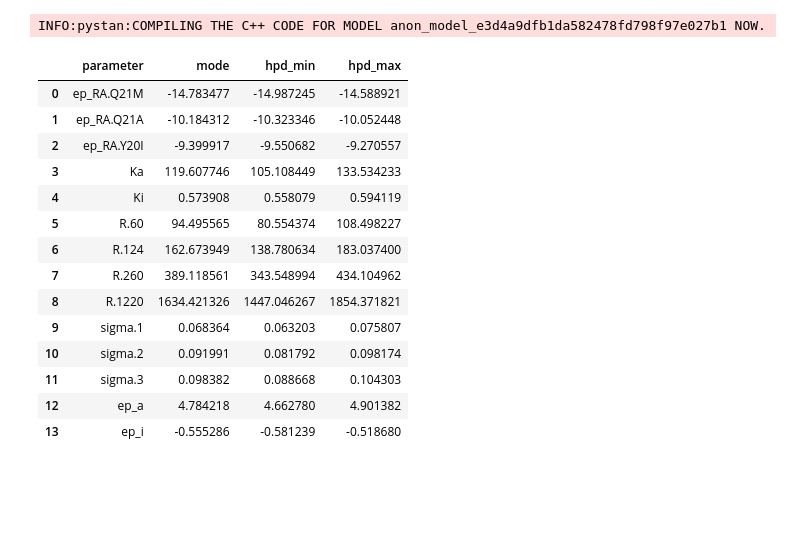
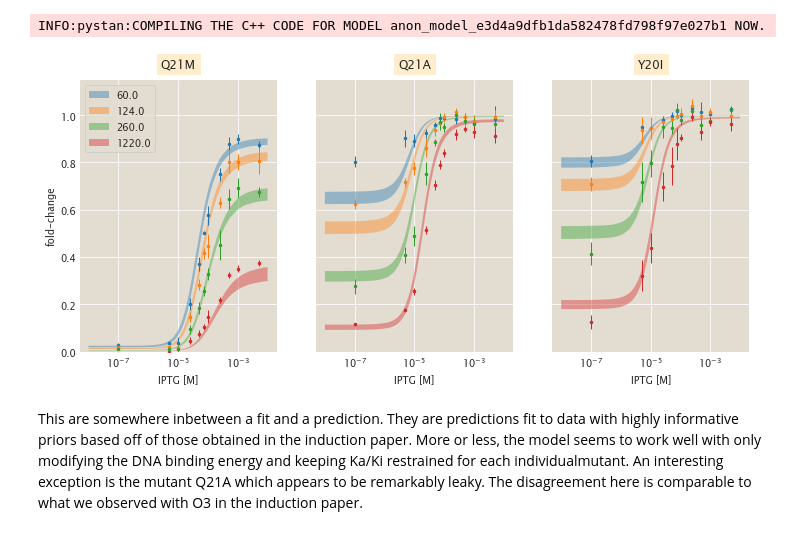
Before and after one commit to RPGroup-PBoC/mwc_mutants, a Jupyter notebook: code/analysis/data_reassessment.ipynb, the cells around one changed output. Cells and saved outputs as stored; diff of their text form; code cells hidden in the pictures; blank space fills up the shorter version.

Commit message:
Update of analysis notebook incorporating proper error propagation

```diff
--- a/code/analysis/data_reassessment.ipynb
+++ b/code/analysis/data_reassessment.ipynb
@@ -266,24 +260,53 @@ error_prop_df.rename(columns=new_names, inplace=True)
 
 # Compute the statistics
 error_prop_stats = mut.stats.compute_statistics(error_prop_df)
-# %%
-# Plot the data and fits.
-fig, ax = plt.subplots(1, 1)
-
-grouped =
-# %% [output]
-|  | parameter | mode | hpd_min | hpd_max |
-| 0 | ep_RA.Q21M | -14.783477 | -14.987245 | -14.588921 |
-| 1 | ep_RA.Q21A | -10.184312 | -10.323346 | -10.052448 |
-| 2 | ep_RA.Y20I | -9.399917 | -9.550682 | -9.270557 |
-| 3 | Ka | 119.607746 | 105.108449 | 133.534233 |
-| 4 | Ki | 0.573908 | 0.558079 | 0.594119 |
-| 5 | R.60 | 94.495565 | 80.554374 | 108.498227 |
-| 6 | R.124 | 162.673949 | 138.780634 | 183.037400 |
-| 7 | R.260 | 389.118561 | 343.548994 | 434.104962 |
-| 8 | R.1220 | 1634.421326 | 1447.046267 | 1854.371821 |
-| 9 | sigma.1 | 0.068364 | 0.063203 | 0.075807 |
-| 10 | sigma.2 | 0.091991 | 0.081792 | 0.098174 |
-| 11 | sigma.3 | 0.098382 | 0.088668 | 0.104303 |
-| 12 | ep_a | 4.784218 | 4.662780 | 4.901382 |
-| 13 | ep_i | -0.555286 | -0.581239 | -0.518680 |
+# %%
+# Instantiate the figure canvas
+fig, ax = plt.subplots(1, 3, figsize=(12, 5), sharex=True, sharey=True)
+ax[0].set_ylabel('fold-change')
+for a in ax:
+    a.set_xscale('log')
+    a.set_xlabel('IPTG [M]')
+    a.set_ylim([0, 1.15])
+
+# Find the most likely parameter value.
+mode_ind = np.argmax(error_prop_df['logp'].values)
+mode = error_prop_df.iloc[mode_ind]
+c_range = np.logspace(-8, -2, 200)
+for i, d in enumerate(DNA_idx):
+    for j, r in enumerate(REP_idx):
+        # Isolate the proper statistics
+        R_mode = mode['R.{}'.format(int(r))]
+        epr_mode = mode['ep_RA.{}'.format(d)]
+        ka = mode['Ka'] / 1E6
+        ki = mode['Ki'] / 1E6
+
+        # Compute the mode.
+        fc_prediction = mut.thermo.SimpleRepression(R=R_mode, ep_r=epr_mode, ka=ka, ki=ki, ep_ai=4.5,
+                                          effector_conc=c_range).fold_change()
+
+        # Compute the credible region
+        cred_region = np.zeros((2, len(c_range)))
+        for k, c in enumerate(c_range):
+            fc = mut.thermo.SimpleRepression(R=error_prop_df['R.{}'.format(int(r))], ep_r=error_prop_df['ep_RA.{}'.format(d)],
+                                            ka=error_prop_df['Ka'].values / 1E6, ki=error_prop_df['Ki'].values / 1E6, effector_conc=c,
+                                            ep_ai=4.5).fold_change()
+            cred_region[:, k] = mut.stats.compute_hpd(fc, mass_frac=0.95)
+
+
+        ax_ind = DNA_idx[d] - 1
+#         ax[ax_ind].plot(c_range, fc_prediction, label=int(r))
+        ax[ax_ind].fill_between(c_range, cred_region[0, :], cred_region[1, :], alpha=0.4, label=r)
+        ax[ax_ind].set_title(d, backgroundcolor=pboc_colors['pale_yellow'], y=1.02)
+
+# Plot the data
+DNA_data = mean_fc[(mean_fc['class']=='DNA') & (mean_fc['operator'] == 'O2')].groupby(['mutant', 'repressors'])
+for g, d in DNA_data:
+    ax_ind = DNA_idx[g[0]] - 1
+    ax[ax_ind].errorbar(d['IPTGuM'] / 1E6, d['mean'], d['sem'], linestyle=None, lw=1, fmt='.', ms=5, label='__nolegend__')
+ax[0].legend()
+plt.savefig('../../figures/full_mcmc_DNA_predictions.pdf', bbox_inches='tight')
+# %% [output]
+[figure, added]
+# %% [markdown]
+This are somewhere inbetween a fit and a prediction. They are predictions fit to data with highly informative priors based off of those obtained in the induction paper. More or less, the model seems to work well with only modifying the DNA binding energy and keeping Ka/Ki restrained for each individualmutant. An interesting exception is the mutant Q21A which appears to be remarkably leaky. The disagreement here is comparable to what we observed with O3 in the induction paper.
```
Also changed, not shown: parts of 4 cells of this notebook.
